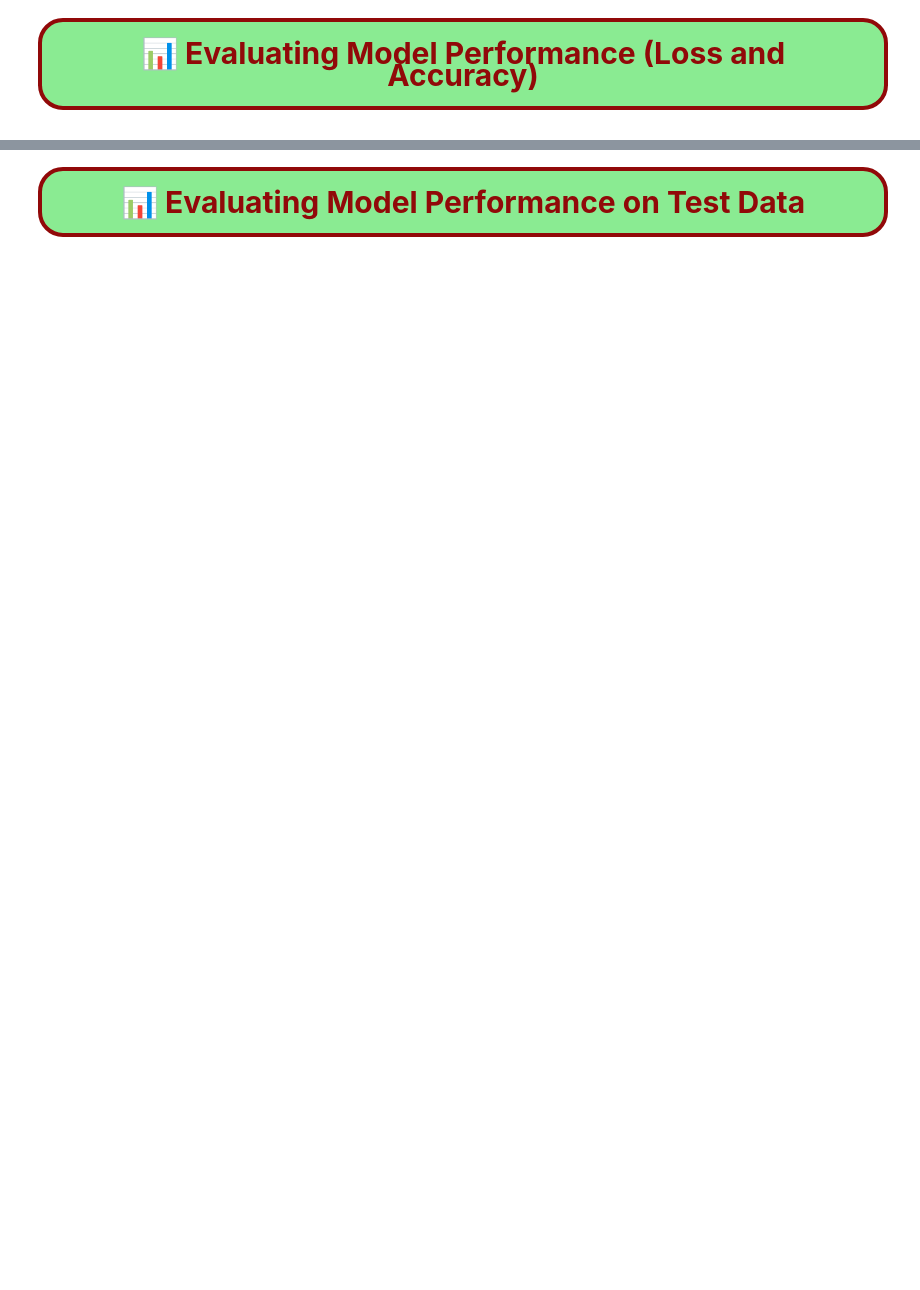
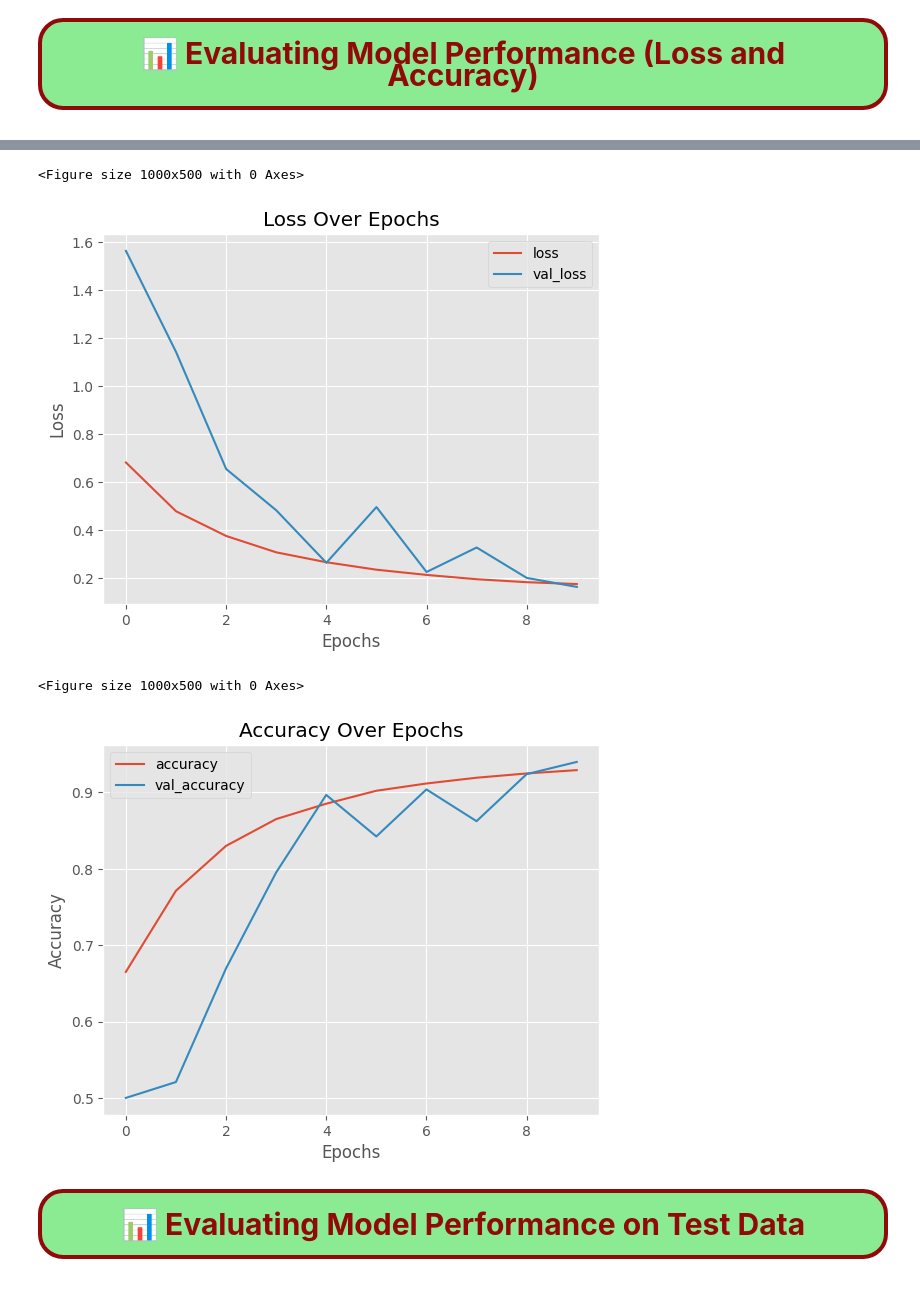
Before and after one commit to MuhammadUmerKhan/SMIT-Institute-Files, a Jupyter notebook: All Files/Deep Learning/Cat_vs_Dog.ipynb, the cells around one changed output, grey strips where cells are left out. Drawn from its saved outputs; the diff is of its cells as text; code cells hidden in the pictures; blank space fills up the shorter version.

```diff
--- a/All Files/Deep Learning/Cat_vs_Dog.ipynb
+++ b/All Files/Deep Learning/Cat_vs_Dog.ipynb
@@ -283,19 +364,10 @@ result.tail()
-# %%
-plt.style.use('ggplot')
-plt.figure(figsize=(10,5))
-result[['loss', 'val_loss']].plot()
-plt.xlabel('Epochs')
-plt.ylabel('Loss')
-plt.title('Loss Over Epochs')
-plt.show()
-# %%
-plt.style.use('ggplot')
-plt.figure(figsize=(10,5))
-result[['accuracy', 'val_accuracy']].plot()
-plt.xlabel('Epochs')
-plt.ylabel('Accuracy')
-plt.title('Accuracy Over Epochs')
-plt.show()
+# %%
+plot_plots(result)
+# %% [output]
+<Figure size 1000x500 with 0 Axes>
+[figure, added]
+<Figure size 1000x500 with 0 Axes>
+[figure, added]
 # %% [markdown]
 <div style="text-align: center;">
     <p style="background-color: #8aeb92; color: #910909; font-size: 2.0em; font-family: 'Arial', sans-serif; text-align: center; border-radius: 25px; border: 4px solid #910909; display: inline-block; padding: 20px 20px; margin: 0 auto; line-height: 1.5; font-weight: bold; box-shadow: 0px 4px 10px rgba(0, 0, 0, 0.3);">
```
Also changed, not shown: parts of 24 cells of this notebook.
